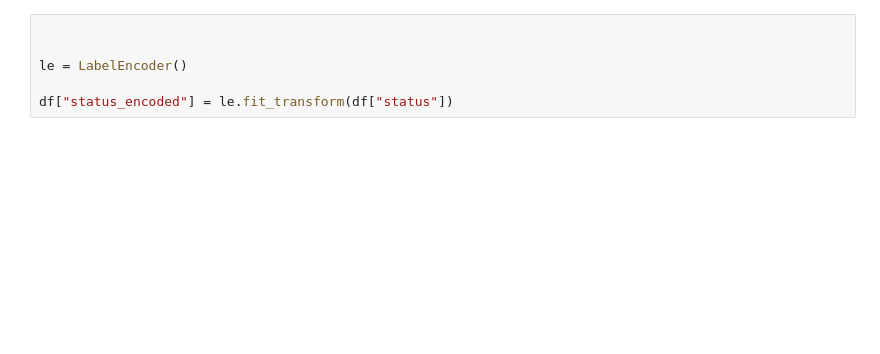
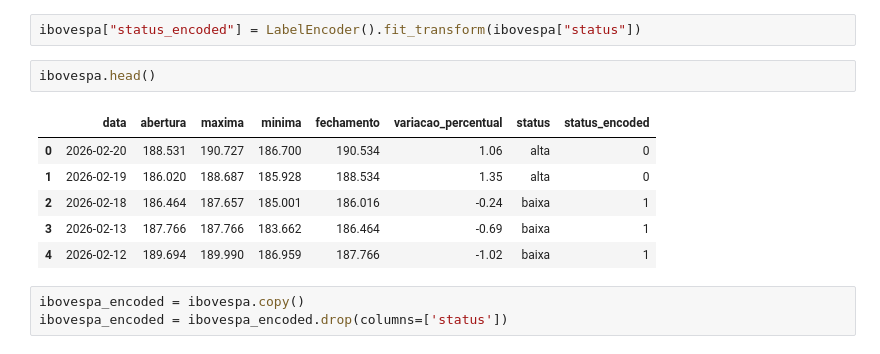
Before and after one commit to naruto112/data_analytics_fase2, a Jupyter notebook: modelagem/criacao_modelo.ipynb, the cells around one changed output. Drawn from its saved outputs; the diff is of its cells as text; blank space fills up the shorter version.

```diff
--- a/modelagem/criacao_modelo.ipynb
+++ b/modelagem/criacao_modelo.ipynb
@@ -18,7 +40,15 @@ sns.boxplot(x='status', y='fechamento', data=ibovespa, palette='hls')
 # %%
-
-
-le = LabelEncoder()
-
-df["status_encoded"] = le.fit_transform(df["status"])
+ibovespa["status_encoded"] = LabelEncoder().fit_transform(ibovespa["status"])
+# %%
+ibovespa.head()
+# %% [output]
+|  | data | abertura | maxima | minima | fechamento | variacao_percentual | status | status_encoded |
+| 0 | 2026-02-20 | 188.531 | 190.727 | 186.700 | 190.534 | 1.06 | alta | 0 |
+| 1 | 2026-02-19 | 186.020 | 188.687 | 185.928 | 188.534 | 1.35 | alta | 0 |
+| 2 | 2026-02-18 | 186.464 | 187.657 | 185.001 | 186.016 | -0.24 | baixa | 1 |
+| 3 | 2026-02-13 | 187.766 | 187.766 | 183.662 | 186.464 | -0.69 | baixa | 1 |
+| 4 | 2026-02-12 | 189.694 | 189.990 | 186.959 | 187.766 | -1.02 | baixa | 1 |
+# %%
+ibovespa_encoded = ibovespa.copy()
+ibovespa_encoded = ibovespa_encoded.drop(columns=['status'])
 # %%
```
Also changed, not shown: parts of 24 cells of this notebook, 5 other files.
